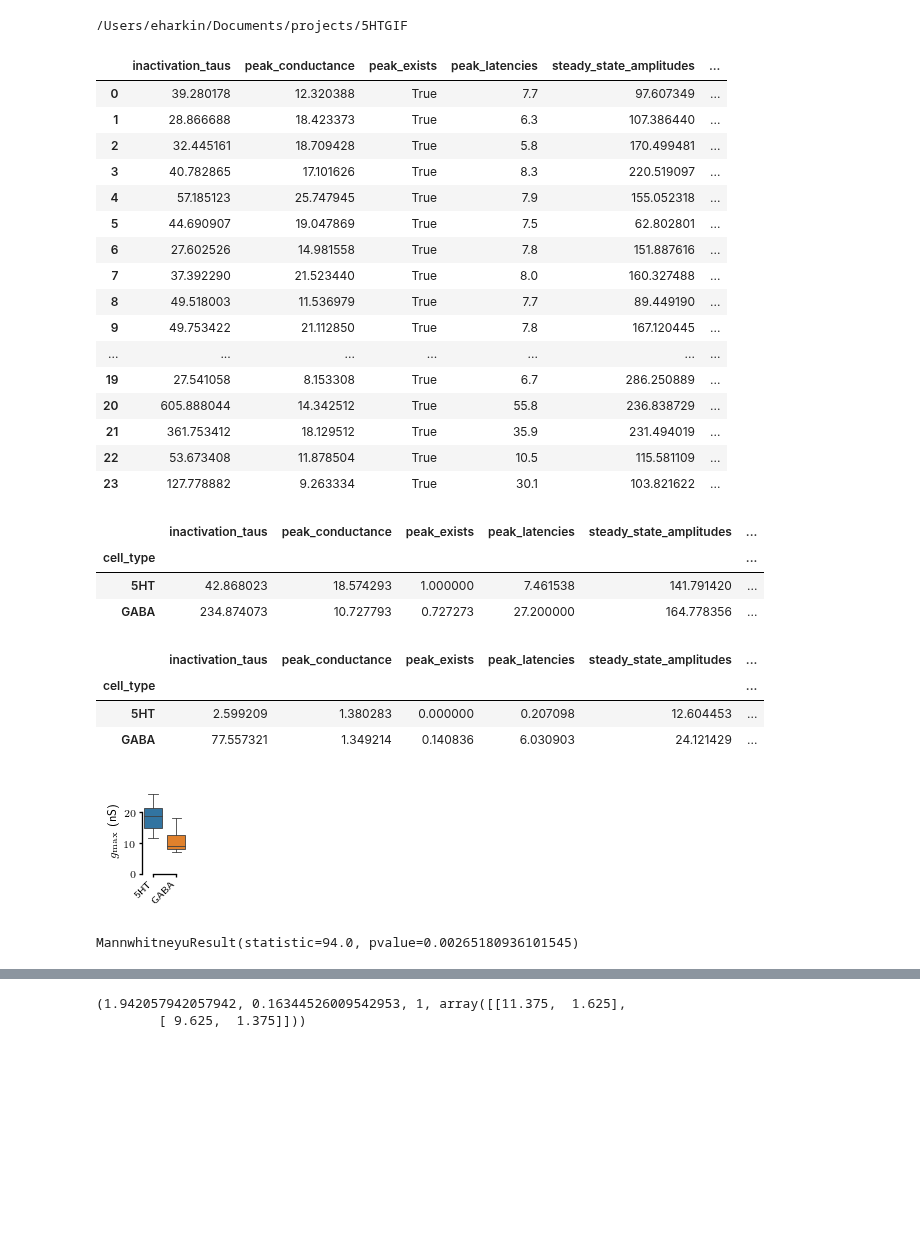
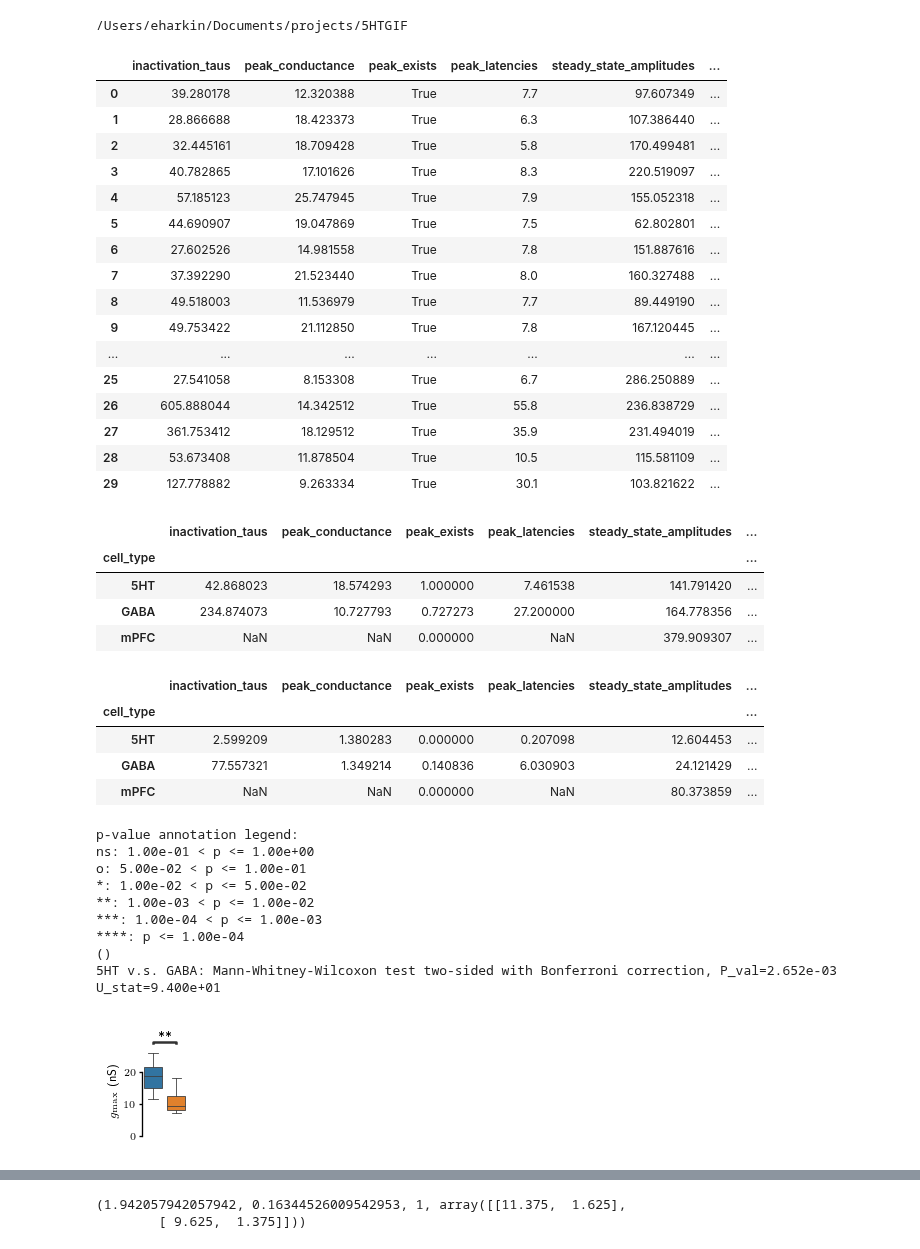
Before and after one commit to nauralcodinglab/raphegif, a Jupyter notebook: figs/scripts/writeup/wc_current_parameter_comparison.ipynb, the cells around one changed output, grey strips where cells are left out. Saved outputs shown, nothing was run; the diff lists cells and outputs as text; code cells hidden in the pictures; blank space fills up the shorter version.

```diff
--- a/figs/scripts/writeup/wc_current_parameter_comparison.ipynb
+++ b/figs/scripts/writeup/wc_current_parameter_comparison.ipynb
@@ -20,7 +24,7 @@ plt.style.use(os.path.join(NOTEBOOK_PATH, 'publication_figure_style.dms'))
 # %%
 data = {
     celltype: pd.read_csv(os.path.join('data', 'processed', celltype, 'transient_current_parameters.csv'))
-    for celltype in ['5HT', 'GABA']
+    for celltype in ['5HT', 'GABA', 'mPFC']
 }
 for celltype in data:
     data[celltype]['cell_type'] = celltype
@@ -41,11 +45,11 @@ param_df
 | 8 | 49.518003 | 11.536979 | True | 7.7 | 89.449190 | ... |
 | 9 | 49.753422 | 21.112850 | True | 7.8 | 167.120445 | ... |
 | ... | ... | ... | ... | ... | ... | ... |
-| 19 | 27.541058 | 8.153308 | True | 6.7 | 286.250889 | ... |
-| 20 | 605.888044 | 14.342512 | True | 55.8 | 236.838729 | ... |
-| 21 | 361.753412 | 18.129512 | True | 35.9 | 231.494019 | ... |
-| 22 | 53.673408 | 11.878504 | True | 10.5 | 115.581109 | ... |
-| 23 | 127.778882 | 9.263334 | True | 30.1 | 103.821622 | ... |
+| 25 | 27.541058 | 8.153308 | True | 6.7 | 286.250889 | ... |
+| 26 | 605.888044 | 14.342512 | True | 55.8 | 236.838729 | ... |
+| 27 | 361.753412 | 18.129512 | True | 35.9 | 231.494019 | ... |
+| 28 | 53.673408 | 11.878504 | True | 10.5 | 115.581109 | ... |
+| 29 | 127.778882 | 9.263334 | True | 30.1 | 103.821622 | ... |
 # %%
 param_df.groupby('cell_type').mean()
 # %% [output]
@@ -53,6 +57,7 @@ param_df.groupby('cell_type').mean()
 | cell_type |  |  |  |  |  | ... |
 | 5HT | 42.868023 | 18.574293 | 1.000000 | 7.461538 | 141.791420 | ... |
 | GABA | 234.874073 | 10.727793 | 0.727273 | 27.200000 | 164.778356 | ... |
+| mPFC | NaN | NaN | 0.000000 | NaN | 379.909307 | ... |
 # %%
 param_df.groupby('cell_type').sem()
 # %% [output]
@@ -60,30 +65,50 @@ param_df.groupby('cell_type').sem()
 | cell_type |  |  |  |  |  | ... |
 | 5HT | 2.599209 | 1.380283 | 0.000000 | 0.207098 | 12.604453 | ... |
 | GABA | 77.557321 | 1.349214 | 0.140836 | 6.030903 | 24.121429 | ... |
+| mPFC | NaN | NaN | 0.000000 | NaN | 80.373859 | ... |
 # %%
 figsize=(0.7, 1)
 # %%
 plt.figure(figsize=figsize)
 
 plt.subplot(111)
-plt.subplots_adjust(left=0.4, right=0.95, top=0.97, bottom=0.25)
+plt.subplots_adjust(left=0.4, right=0.95, top=0.8, bottom=0.05)
 plt.ylim(0, 28)
-sns.boxplot('cell_type', 'peak_conductance', data=param_df)
+ax = sns.boxplot(
+    'cell_type',
+    'peak_conductance',
+    order=['5HT', 'GABA'],
+    palette=[colors['ser'], colors['som']],
+    data=param_df
+)
 plt.xlabel('')
 plt.ylabel(r'$g_\mathrm{max}$ (nS)')
-plt.xticks(rotation=45, ha='right')
-pltools.hide_border('tr', trim=True)
+add_stat_annotation(
+    ax=ax,
+    x='cell_type',
+    y='peak_conductance',
+    order=['5HT', 'GABA'],
+    data=param_df,
+    comparisons_correction='bonferroni',
+    test='Mann-Whitney',
+    box_pairs=[('5HT', 'GABA')],
+    pvalue_thresholds=pvalue_thresholds,
+    loc='outside'
+)
+plt.xticks([])
+pltools.hide_border('trb', trim=True)
 
 if IMG_PATH is not None:
     plt.savefig(os.path.join(IMG_PATH, 'peak_conductance_comparison.png'))
     plt.savefig(os.path.join(IMG_PATH, 'peak_conductance_comparison.svg'))
 # %% [output]
+p-value annotation legend:
+ns: 1.00e-01 < p <= 1.00e+00
+o: 5.00e-02 < p <= 1.00e-01
+*: 1.00e-02 < p <= 5.00e-02
+**: 1.00e-03 < p <= 1.00e-02
+***: 1.00e-04 < p <= 1.00e-03
+****: p <= 1.00e-04
+()
+5HT v.s. GABA: Mann-Whitney-Wilcoxon test two-sided with Bonferroni correction, P_val=2.652e-03 U_stat=9.400e+01
-[figure, old version]
+[figure, new version]
-# %%
-stats.mannwhitneyu(
-    stripNan(param_df.loc[param_df['cell_type'] == '5HT', 'peak_conductance']),
-    stripNan(param_df.loc[param_df['cell_type'] == 'GABA', 'peak_conductance']),
-    alternative='two-sided'
-)
-# %% [output]
-MannwhitneyuResult(statistic=94.0, pvalue=0.00265180936101545)
```
Also changed, not shown: parts of 11 cells of this notebook.
